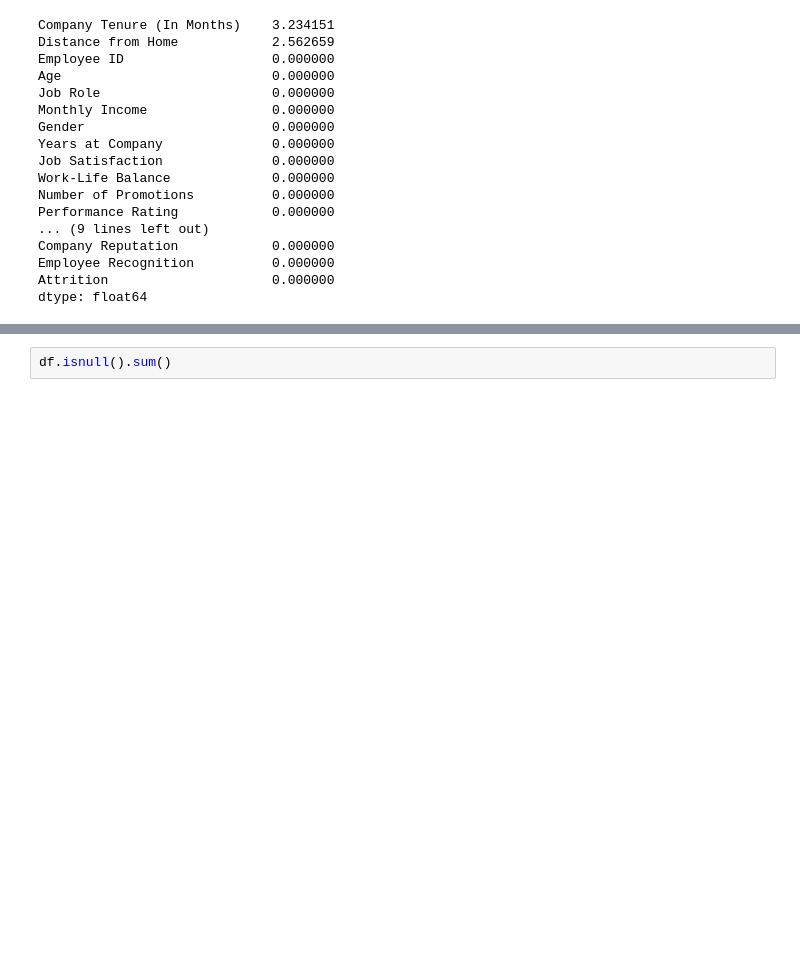
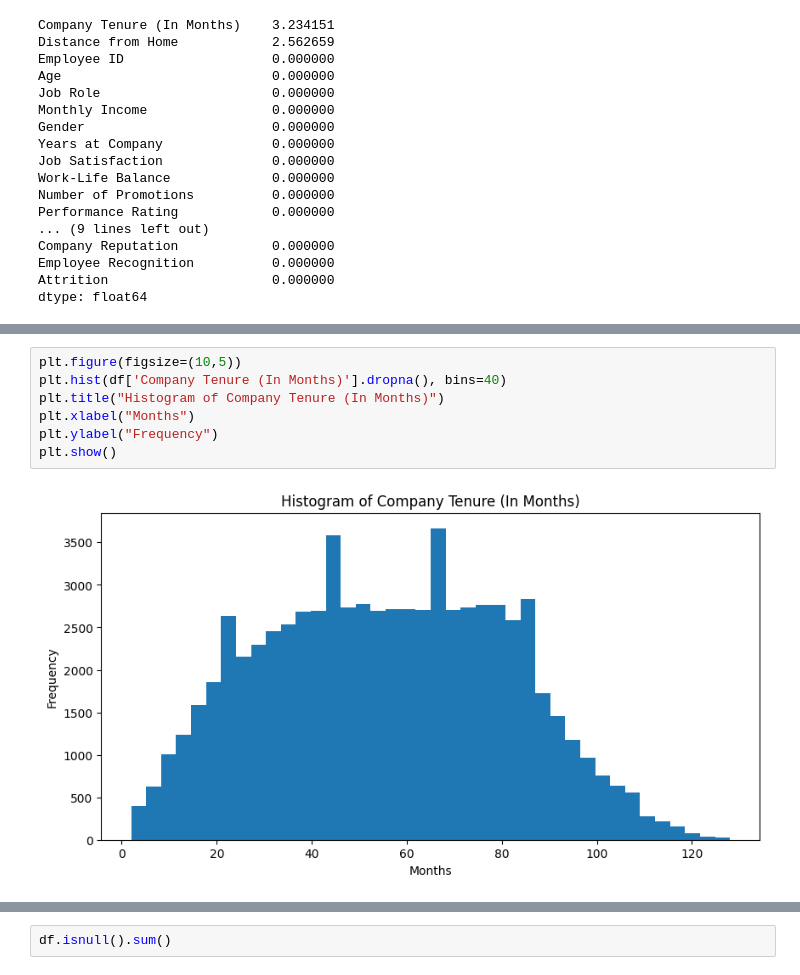
Before and after one commit to Proxpekt/Employee_Retention_Prediction, a Jupyter notebook: Predicting_Employee_Retention.ipynb, the cells around one changed output, grey strips where cells are left out. Drawn from its saved outputs; the diff is of its cells as text; blank space fills up the shorter version.

```diff
--- a/Predicting_Employee_Retention.ipynb
+++ b/Predicting_Employee_Retention.ipynb
@@ -294,0 +349,9 @@ dtype: float64
+# %%
+plt.figure(figsize=(10,5))
+plt.hist(df['Company Tenure (In Months)'].dropna(), bins=40)
+plt.title("Histogram of Company Tenure (In Months)")
+plt.xlabel("Months")
+plt.ylabel("Frequency")
+plt.show()
+# %% [output]
+[figure, added]
```
Also changed, not shown: parts of 62 cells of this notebook, 1 other file.
